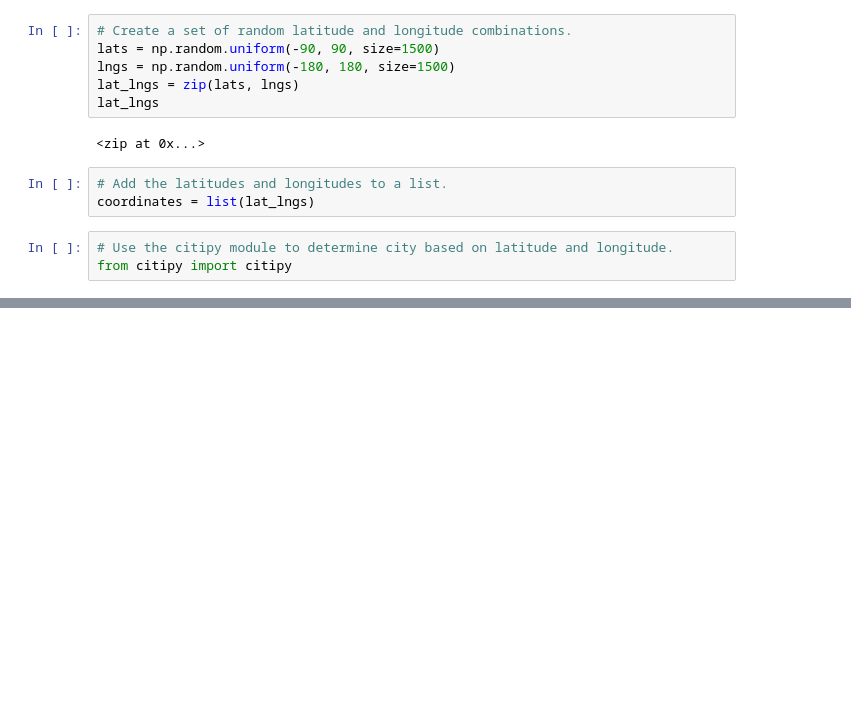
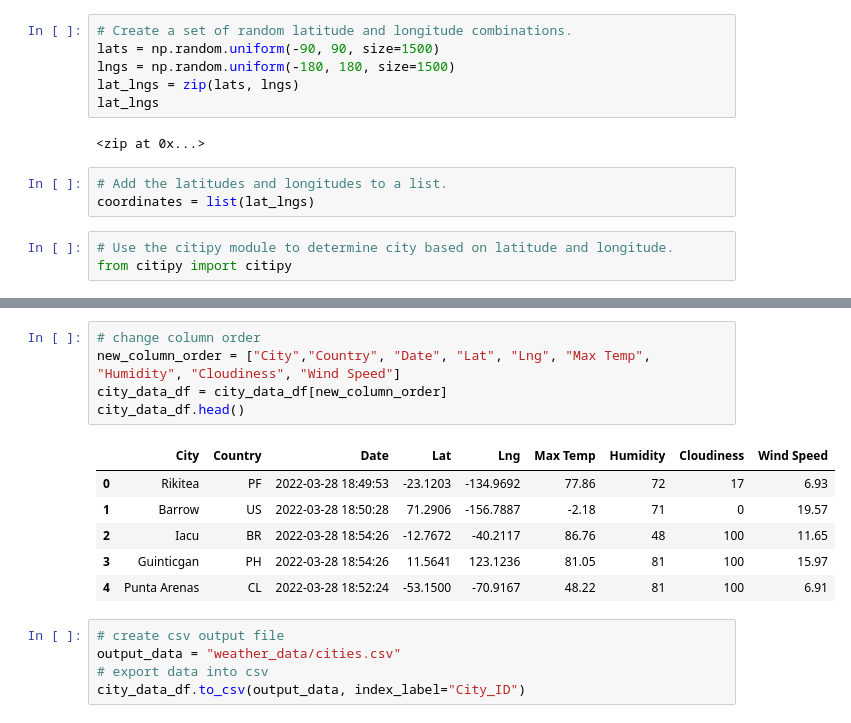
Before and after one commit to nicolebplatt/GWU_Weather_Analysis, a Jupyter notebook: WeatherPy.ipynb, the cells around one changed output, grey strips where cells are left out. Drawn from its saved outputs; the diff is of its cells as text; blank space fills up the shorter version.

```diff
--- a/WeatherPy.ipynb
+++ b/WeatherPy.ipynb
@@ -32,0 +142,17 @@ len(cities)
+# %%
+# change column order
+new_column_order = ["City","Country", "Date", "Lat", "Lng", "Max Temp", "Humidity", "Cloudiness", "Wind Speed"]
+city_data_df = city_data_df[new_column_order]
+city_data_df.head()
+# %% [output]
+|  | City | Country | Date | Lat | Lng | Max Temp | Humidity | Cloudiness | Wind Speed |
+| 0 | Rikitea | PF | 2022-03-28 18:49:53 | -23.1203 | -134.9692 | 77.86 | 72 | 17 | 6.93 |
+| 1 | Barrow | US | 2022-03-28 18:50:28 | 71.2906 | -156.7887 | -2.18 | 71 | 0 | 19.57 |
+| 2 | Iacu | BR | 2022-03-28 18:54:26 | -12.7672 | -40.2117 | 86.76 | 48 | 100 | 11.65 |
+| 3 | Guinticgan | PH | 2022-03-28 18:54:26 | 11.5641 | 123.1236 | 81.05 | 81 | 100 | 15.97 |
+| 4 | Punta Arenas | CL | 2022-03-28 18:52:24 | -53.1500 | -70.9167 | 48.22 | 81 | 100 | 6.91 |
+# %%
+# create csv output file
+output_data = "weather_data/cities.csv"
+# export data into csv
+city_data_df.to_csv(output_data, index_label="City_ID")
```
Also changed, not shown: parts of 5 cells of this notebook, 3 other files.
